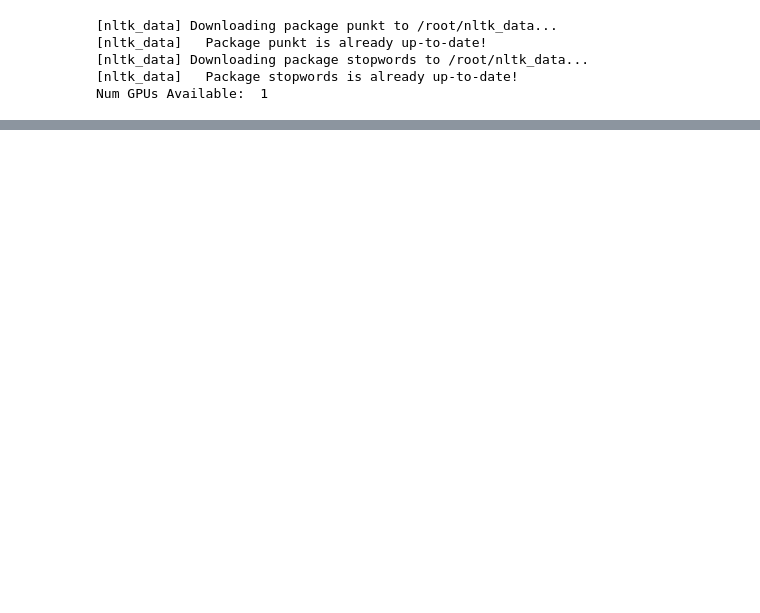
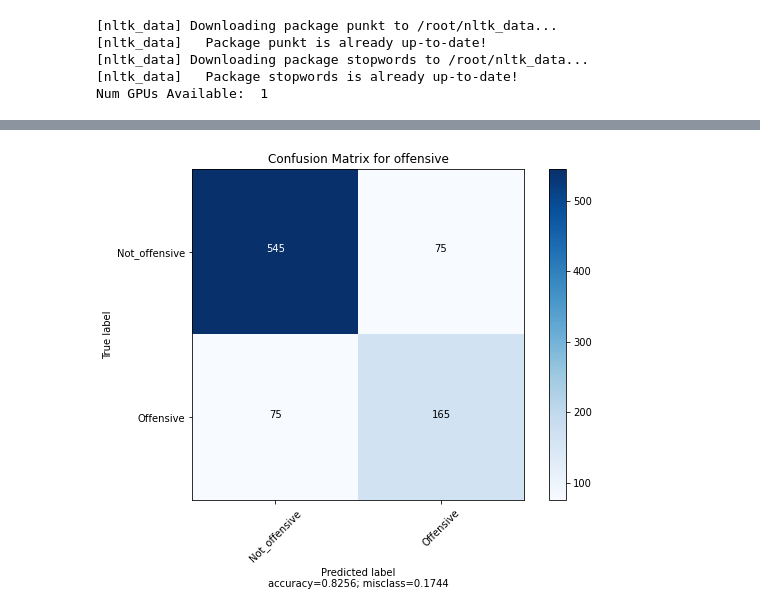
Before and after one commit to gibsonx/CE888, a Jupyter notebook: Assignment/assignment_2_Distilbert.ipynb, the cells around one changed output, grey strips where cells are left out. Saved outputs shown, nothing was run; the diff lists cells and outputs as text; code cells hidden in the pictures; blank space fills up the shorter version.

```diff
--- a/Assignment/assignment_2_Distilbert.ipynb
+++ b/Assignment/assignment_2_Distilbert.ipynb
@@ -382,0 +344,5 @@ plot_confusion_matrix(cm, normalize=False,target_names=['Not_offensive', 'offens
+# %%
+#Import Bert Tokenizer
+vocab_file = bert_layer.resolved_object.vocab_file.asset_path.numpy()
+do_lower_case = bert_layer.resolved_object.do_lower_case.numpy()
+tokenizer = tokenization.FullTokenizer(vocab_file, do_lower_case)
@@ -382,0 +441,28 @@ plot_confusion_matrix(cm, normalize=False,target_names=['Not_offensive', 'offens
+# %%
+#Encoding text for offensive datasets
+of_train_input = bert_encode(offensive_train_df.text, tokenizer, max_len=160)
+of_val_input = bert_encode(offensive_val_df.text, tokenizer, max_len=160)
+of_test_input = bert_encode(offensive_test_df.text, tokenizer, max_len=160)
+# %%
+from keras import backend as K
+K.clear_session()
+del model
+model = build_model(dbert_model, max_len=160)
+
+def warmup(epoch, lr):
+    """Used for increasing the learning rate slowly, this tends to achieve better convergence.
+    However, as we are finetuning for few epoch it's not crucial.
+    """
+    return max(lr +1e-6, 2e-5)
+callbacks = [
+    tf.keras.callbacks.EarlyStopping(monitor='loss', patience=4, min_delta=0.001, restore_best_weights=True),
+    tf.keras.callbacks.LearningRateScheduler(warmup, verbose=0),
+    tf.keras.callbacks.ReduceLROnPlateau(monitor='val_accuracy', factor=1e-6, patience=2, verbose=0, mode='auto', min_delta=0.001, cooldown=0, min_lr=1e-6)
+]
+train_history = model.fit(
+    of_train_input, offensive_train_df.label,
+    validation_data=(of_val_input, offensive_val_df.label),
+    epochs=20,
+    callbacks=callbacks,
+    batch_size=16
+)
@@ -382,0 +484,6 @@ plot_confusion_matrix(cm, normalize=False,target_names=['Not_offensive', 'offens
+# %%
+# model.load_weights('model_offensive.h5')
+# model.evaluate(test_input, y_test,batch_size=200)
+test_pred = model.predict(of_test_input)
+y_pred = [i[0] for i in test_pred.round().astype(int)]
+cm = confusion_matrix(offensive_test_df.label,y_pred)
@@ -382,0 +495,4 @@ plot_confusion_matrix(cm, normalize=False,target_names=['Not_offensive', 'offens
+# %%
+plot_confusion_matrix(cm, normalize=False,target_names=['Not_offensive', 'Offensive'],title="Confusion Matrix for offensive")
+# %% [output]
+[figure, added]
```
Also changed, not shown: parts of 43 cells of this notebook.
